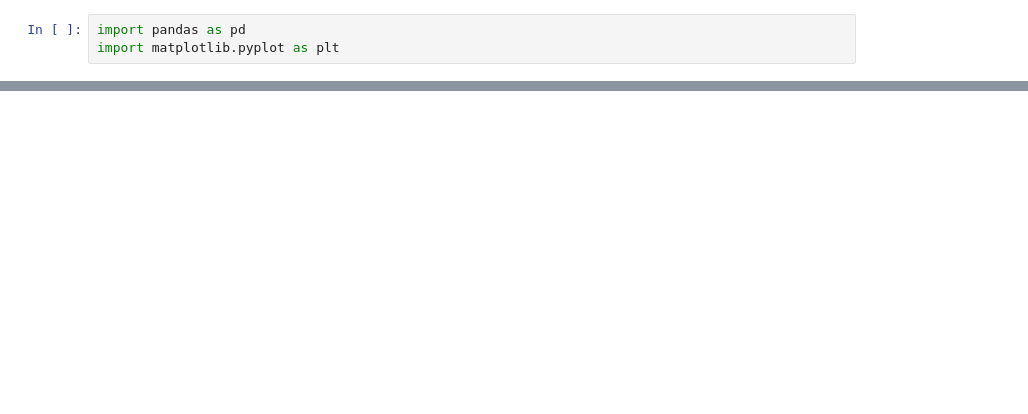
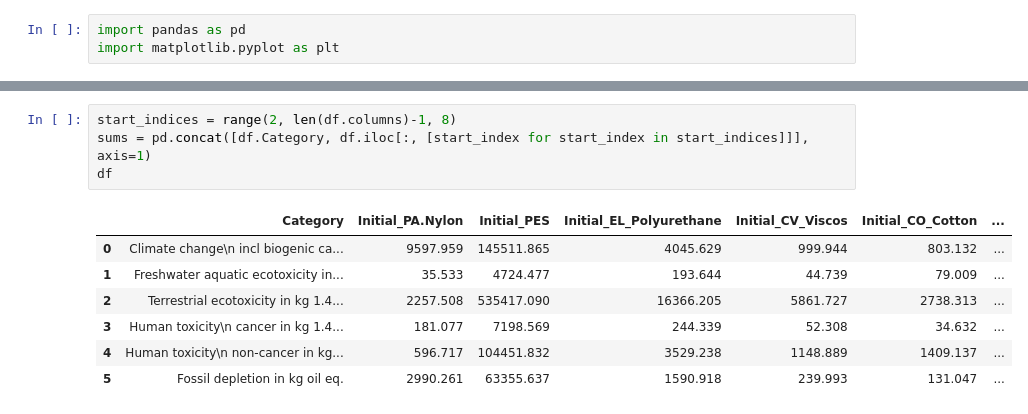
Before and after one commit to emilbreustedt/AWSI, a Jupyter notebook: Stoffemissionen/graphs.ipynb, the cells around one changed output, grey strips where cells are left out. Cells and saved outputs as stored; diff of their text form; blank space fills up the shorter version.

```diff
--- a/Stoffemissionen/graphs.ipynb
+++ b/Stoffemissionen/graphs.ipynb
@@ -37 +45,13 @@ df.iloc[:, 1:-1].plot(style='.-', x='Category', rot = 15, logy = True)
+# %%
+start_indices = range(2, len(df.columns)-1, 8)
+sums = pd.concat([df.Category, df.iloc[:, [start_index for start_index in start_indices]]], axis=1)
+df
+# %% [output]
+|  | Category | Initial_PA.Nylon | Initial_PES | Initial_EL_Polyurethane | Initial_CV_Viscos | Initial_CO_Cotton | ... |
+| 0 | Climate change\n incl biogenic ca... | 9597.959 | 145511.865 | 4045.629 | 999.944 | 803.132 | ... |
+| 1 | Freshwater aquatic ecotoxicity in... | 35.533 | 4724.477 | 193.644 | 44.739 | 79.009 | ... |
+| 2 | Terrestrial ecotoxicity in kg 1.4... | 2257.508 | 535417.090 | 16366.205 | 5861.727 | 2738.313 | ... |
+| 3 | Human toxicity\n cancer in kg 1.4... | 181.077 | 7198.569 | 244.339 | 52.308 | 34.632 | ... |
+| 4 | Human toxicity\n non-cancer in kg... | 596.717 | 104451.832 | 3529.238 | 1148.889 | 1409.137 | ... |
+| 5 | Fossil depletion in kg oil eq. | 2990.261 | 63355.637 | 1590.918 | 239.993 | 131.047 | ... |
 # %%
```
Also changed, not shown: parts of 5 cells of this notebook, 1 other file.
